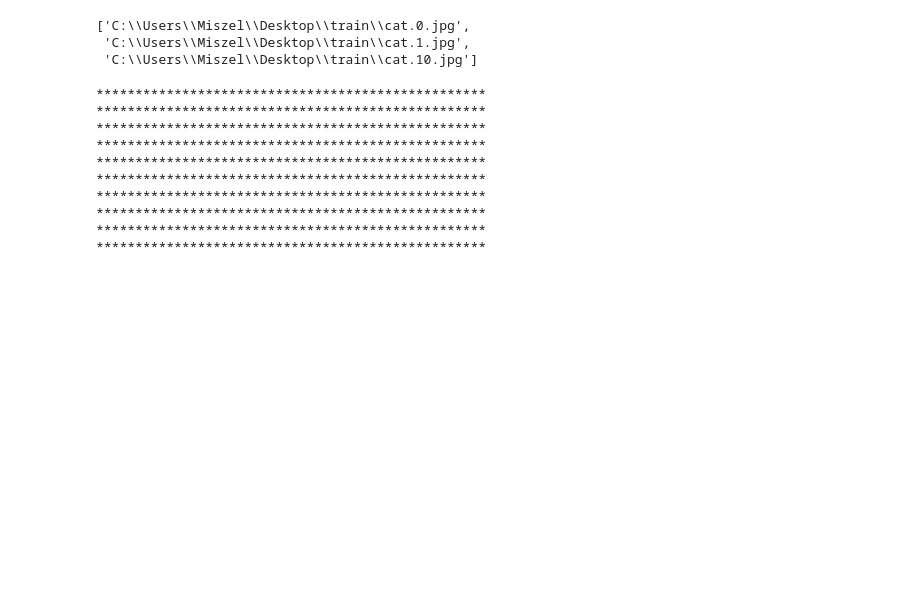
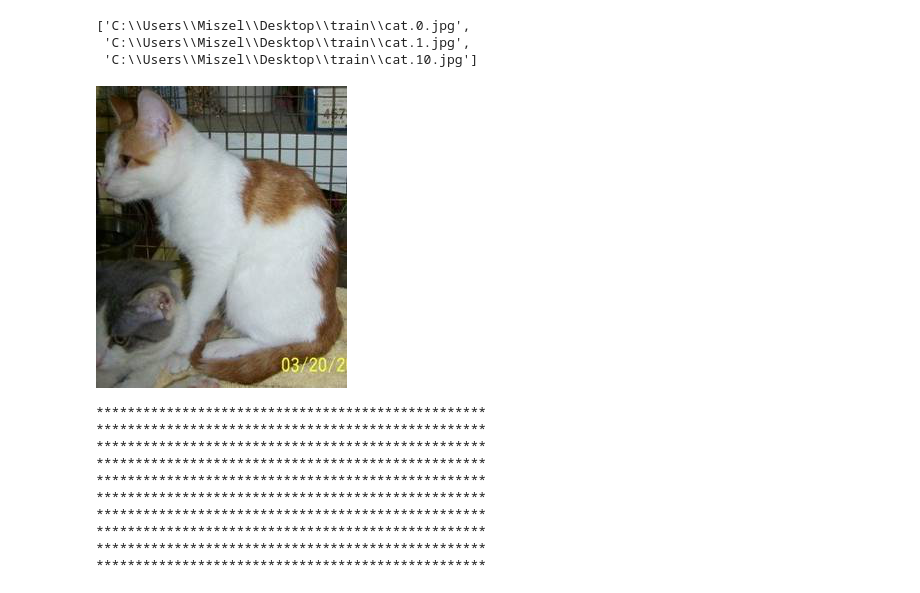
Before and after one commit to Mik3KL0/ML_Python_Proj, a Jupyter notebook: 46341.ipynb, the cells around one changed output. Cells and saved outputs as stored; diff of their text form; code cells hidden in the pictures; blank space fills up the shorter version.

```diff
--- a/46341.ipynb
+++ b/46341.ipynb
@@ -26,6 +26,11 @@ full_images[:3]
 ['C:\\Users\\Miszel\\Desktop\\train\\cat.0.jpg',
  'C:\\Users\\Miszel\\Desktop\\train\\cat.1.jpg',
  'C:\\Users\\Miszel\\Desktop\\train\\cat.10.jpg']
+# %%
+image_index = 6482
+load_img(full_images[image_index])
+# %% [output]
+[figure, added]
 # %%
 #creating RGB layers for the model to detect colours
 def show_rgb_layers(image, subplots_args=dict()):
```
Also changed, not shown: parts of 13 cells of this notebook.
